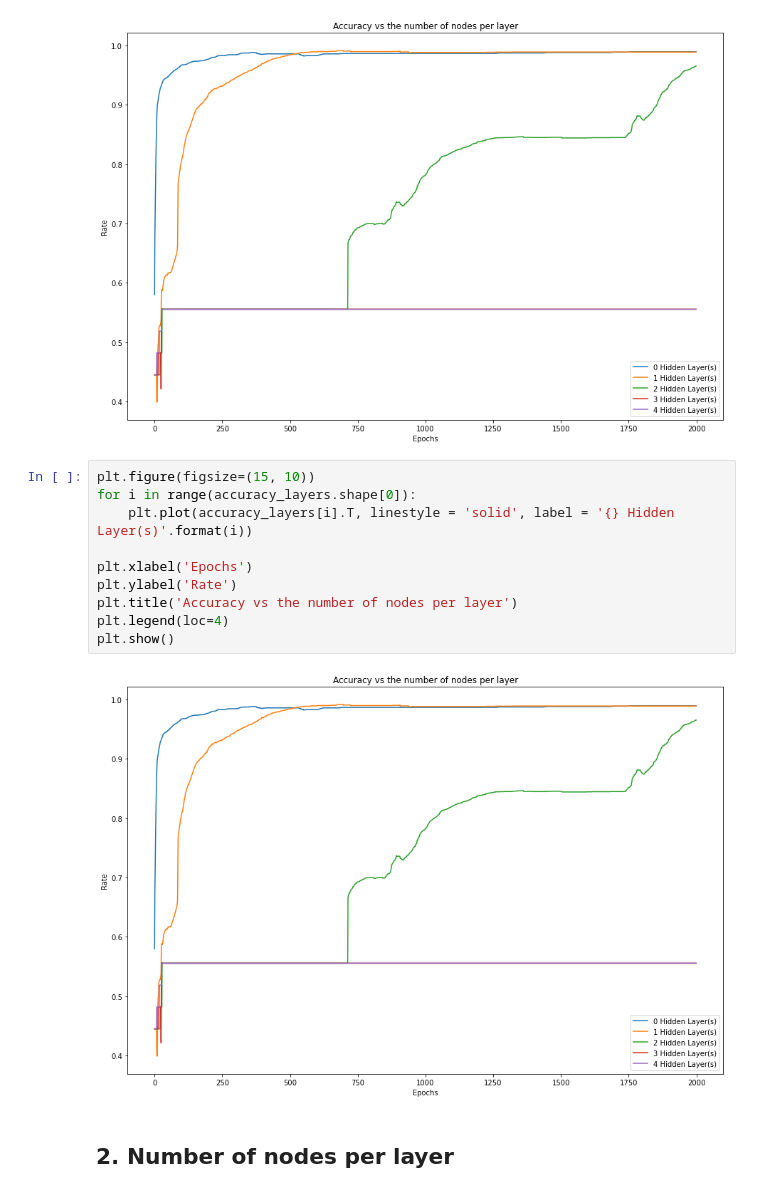
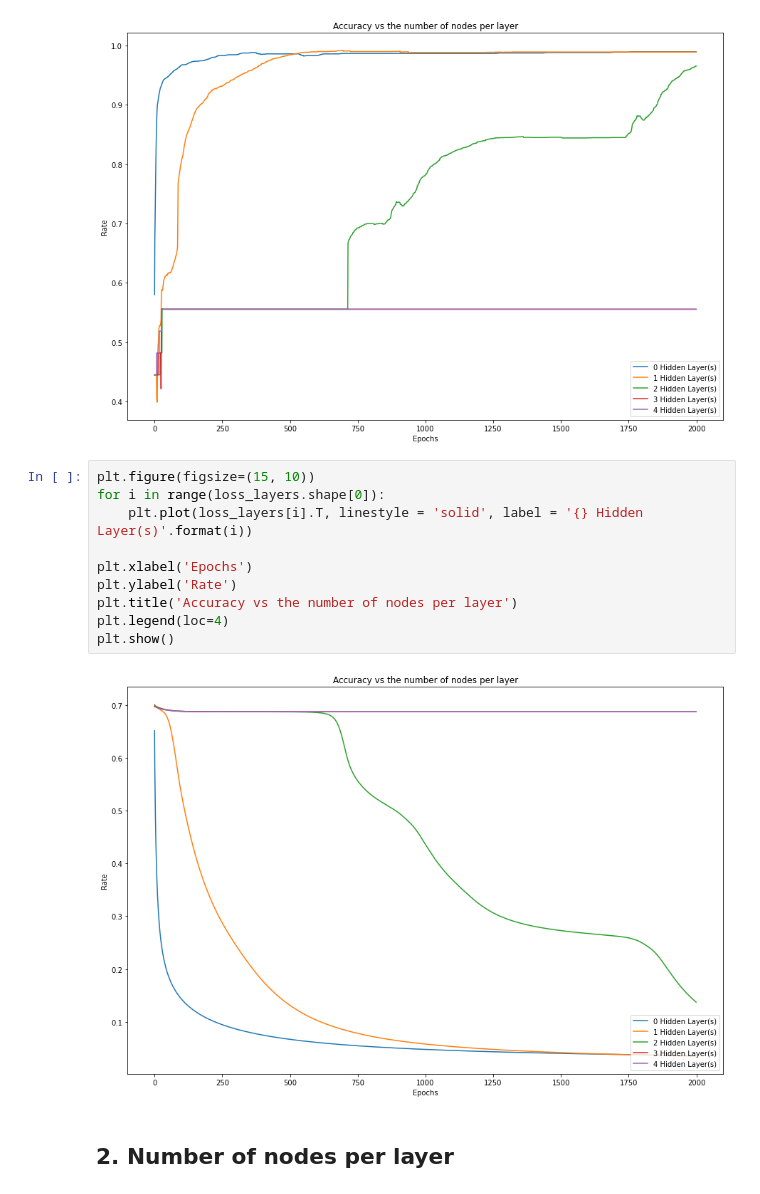
Before and after one commit to kymckay/f21bc-coursework, a Jupyter notebook: investigation.ipynb, the cells around one changed output. Cells and saved outputs as stored; diff of their text form.

Commit message:
Rerun plots

```diff
--- a/investigation.ipynb
+++ b/investigation.ipynb
@@ -87,16 +87,16 @@ plt.show()
 [figure]
 # %%
 plt.figure(figsize=(15, 10))
-for i in range(accuracy_layers.shape[0]):
-    plt.plot(accuracy_layers[i].T, linestyle = 'solid', label = '{} Hidden Layer(s)'.format(i))
+for i in range(loss_layers.shape[0]):
+    plt.plot(loss_layers[i].T, linestyle = 'solid', label = '{} Hidden Layer(s)'.format(i))
 
 plt.xlabel('Epochs')
 plt.ylabel('Rate')
 plt.title('Accuracy vs the number of nodes per layer')
 plt.legend(loc=4)
 plt.show()
 # %% [output]
-[figure, old version]
+[figure, new version]
 # %% [markdown]
 ## 2. Number of nodes per layer
 # %% [markdown]
```
Also changed, not shown: parts of 7 cells of this notebook.
